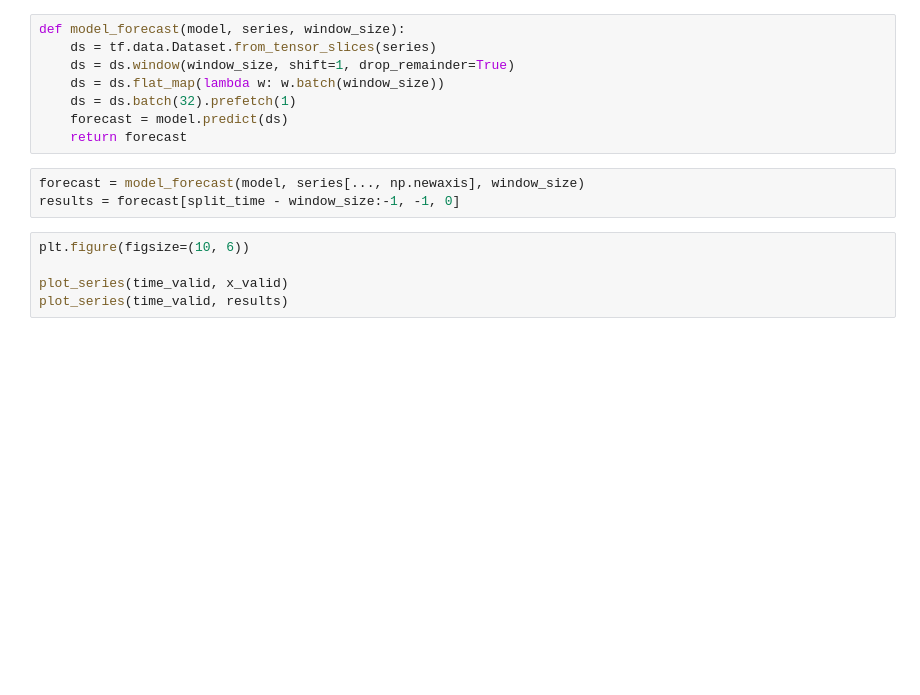
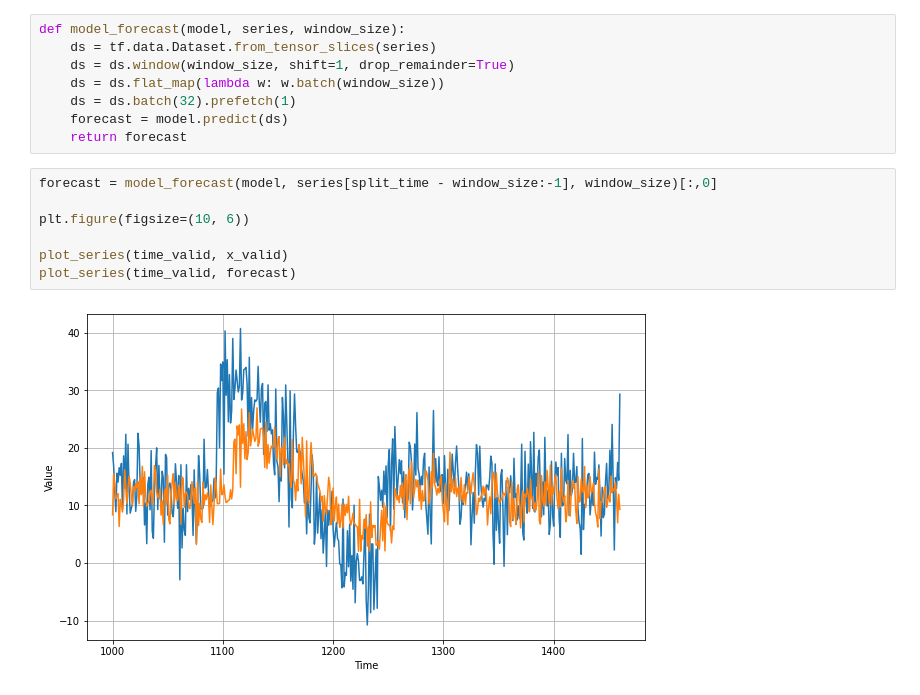
Before and after one commit to lmoroney/tfbook, a Jupyter notebook: chapter11/rnn_timeseries.ipynb, the cells around one changed output. Saved outputs shown, nothing was run; the diff lists cells and outputs as text; blank space fills up the shorter version.

```diff
--- a/chapter11/rnn_timeseries.ipynb
+++ b/chapter11/rnn_timeseries.ipynb
@@ -97,11 +169,12 @@ def model_forecast(model, series, window_size):
     forecast = model.predict(ds)
     return forecast
 # %%
-forecast = model_forecast(model, series[..., np.newaxis], window_size)
-results = forecast[split_time - window_size:-1, -1, 0]
+forecast = model_forecast(model, series[split_time - window_size:-1], window_size)[:,0]
+
+plt.figure(figsize=(10, 6))
+
+plot_series(time_valid, x_valid)
+plot_series(time_valid, forecast)
+# %% [output]
+[figure, added]
-# %%
-plt.figure(figsize=(10, 6))
-
-plot_series(time_valid, x_valid)
-plot_series(time_valid, results)
 # %%
```
Also changed, not shown: parts of 8 cells of this notebook.
